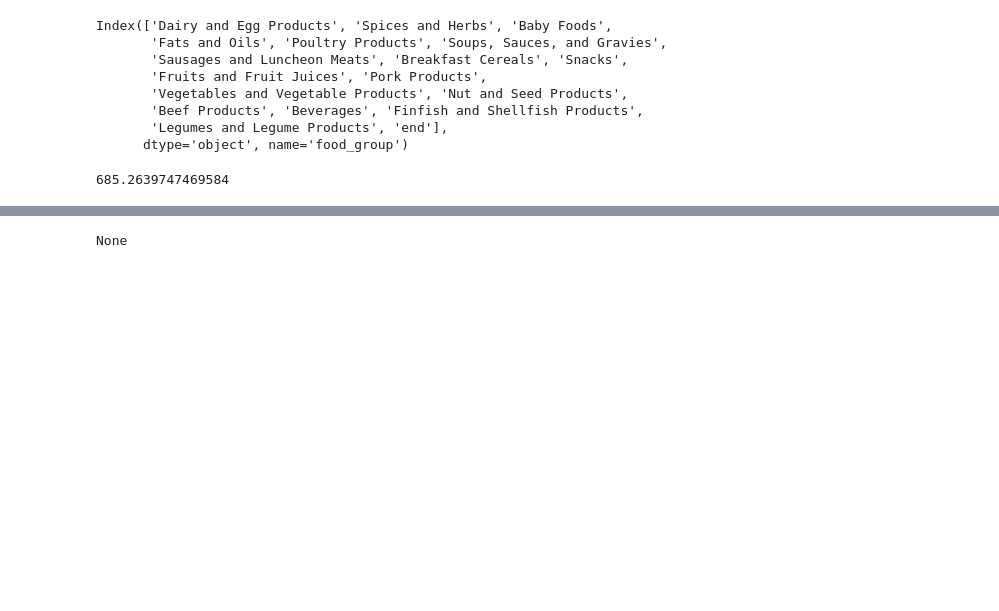
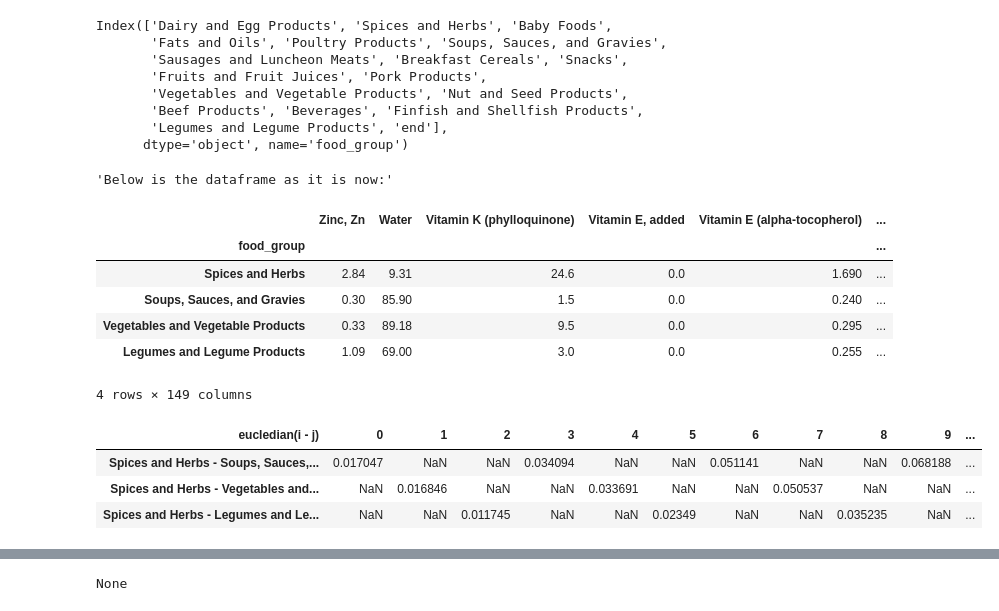
Before and after one commit to DavidMbelwa/thesis, a Jupyter notebook: Materials_and_methods.ipynb, the cells around one changed output, grey strips where cells are left out. Saved outputs shown, nothing was run; the diff lists cells and outputs as text; code cells hidden in the pictures; blank space fills up the shorter version.

Commit message:
Still wrestling with MFAD

```diff
--- a/Materials_and_methods.ipynb
+++ b/Materials_and_methods.ipynb
@@ -1399,52 +1399,62 @@ def MFAD(df):
     display(df.head())
 
     proceed = input("Do you want to proceed [y/n]: ").upper()
 
 
-    # Calculating Eucledian distance
+    # Calculating the MFAD
     while proceed == "Y" :
-        species = input("Put the index of the item you want to check Euclidean distances for: ").int()
+        species = int(input("Put the index of the item you want to use as your 'i': "))
 
-        # defining the starting and ending points of the summation symbol of "j"
-        n = range(1, df.index.len()+1)
+        # defining the starting and ending points of the summation symbols.
+        n = range(1, df.index.__len__()+1)
 
-        euclidean_distances = np.array()
-
-        list_of_distances = pd.Series()
+        list_of_MFAD_values = list()
 
         for r in n :
-            for i, val in df.iterrows():
-                if i == df.iloc[species[0]].index :
+            for j, val in df.iterrows():
+                if j == df.iloc[[species]].index :
                     continue
                 else :
-                    distance = np.sqrt(((r(df.iloc[species].values) - r(val))**2).sum()) / df.columns.len()
+                    distance = np.sqrt(((r*df.iloc[species].values - r*val.values)**2)[0].sum()) # Calculates the Eucledian distance.
 
-                    list_of_distances = [0].append(distance)
+                    mfad = distance / df.columns.__len__() # Completes the MFAD formula
 
-        euclidean_distances.append(np.sqrt(list_of_distances.sum()))
+                    i = df.iloc[[species]].index.item()
 
-        species = []
+                    list_of_MFAD_values.append({f"{i} - {j}" : mfad})
+
+                    count = list()
+
+                    count = count.append(list(f"i ={}"))
+
 
         proceed = input("Do you have more food items for eucledian distance? [y/n]:").upper()
 
+        list_of_MFAD_values = pd.DataFrame(list_of_MFAD_values).rename_axis("eucledian(i - j)")
 
-    # Defining MFAD variables
+    return list_of_MFAD_values
 
-    diffs = list_of_euclidean_distances
-
-    N = df.columns.len()
-
-    # Calculating MFAD
-    MFAD =
 
 
 
 # Collecting the groups that'll make vegs
 vegs = nutrition_table.loc[["Spices and Herbs",
                             "Soups, Sauces, and Gravies",
                             "Vegetables and Vegetable Products",
                             "Legumes and Legume Products"]]
 
-display(vegs)
+
+MFAD(vegs)
 # %% [output]
-685.2639747469584
+'Below is the dataframe as it is now:'
+|  | Zinc, Zn | Water | Vitamin K (phylloquinone) | Vitamin E, added | Vitamin E (alpha-tocopherol) | ... |
+| food_group |  |  |  |  |  | ... |
+| Spices and Herbs | 2.84 | 9.31 | 24.6 | 0.0 | 1.690 | ... |
+| Soups, Sauces, and Gravies | 0.30 | 85.90 | 1.5 | 0.0 | 0.240 | ... |
+| Vegetables and Vegetable Products | 0.33 | 89.18 | 9.5 | 0.0 | 0.295 | ... |
+| Legumes and Legume Products | 1.09 | 69.00 | 3.0 | 0.0 | 0.255 | ... |
+4 rows × 149 columns
+| eucledian(i - j) | 0 | 1 | 2 | 3 | 4 | 5 | 6 | 7 | 8 | 9 | ... |
+| Spices and Herbs - Soups, Sauces,... | 0.017047 | NaN | NaN | 0.034094 | NaN | NaN | 0.051141 | NaN | NaN | 0.068188 | ... |
+| Spices and Herbs - Vegetables and... | NaN | 0.016846 | NaN | NaN | 0.033691 | NaN | NaN | 0.050537 | NaN | NaN | ... |
+| Spices and Herbs - Legumes and Le... | NaN | NaN | 0.011745 | NaN | NaN | 0.02349 | NaN | NaN | 0.035235 | NaN | ... |
```
Also changed, not shown: parts of 3 cells of this notebook.
